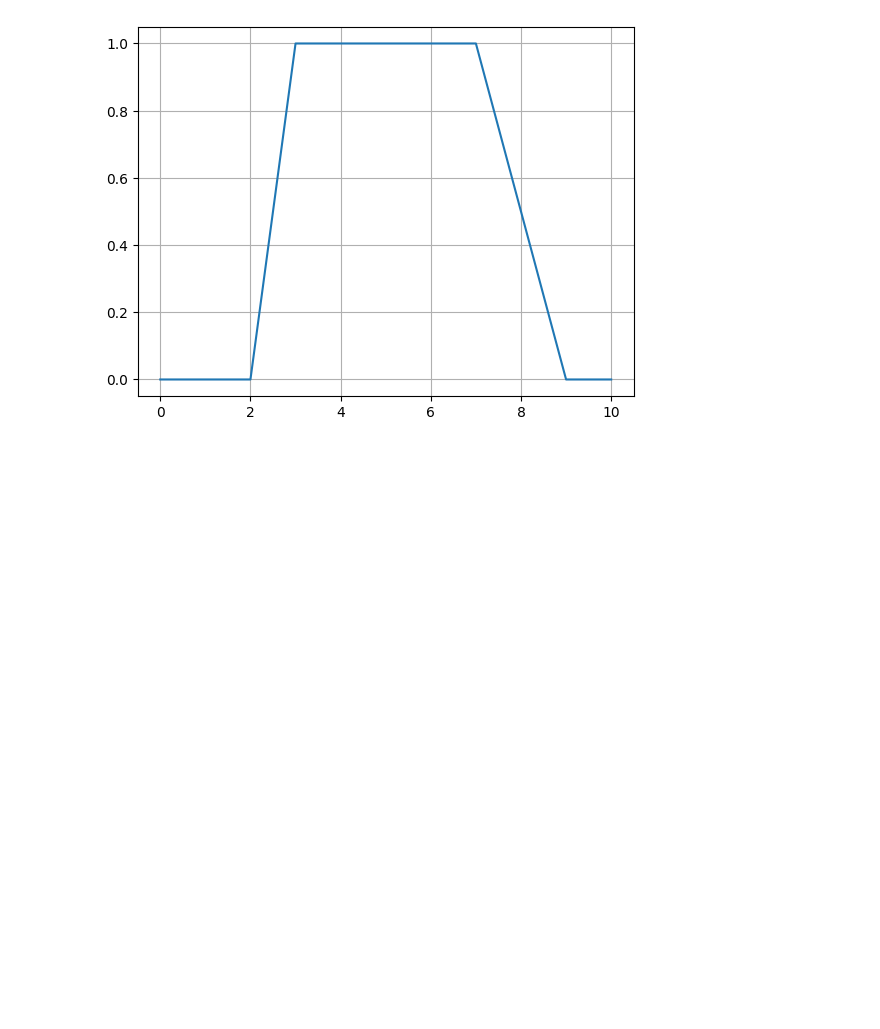
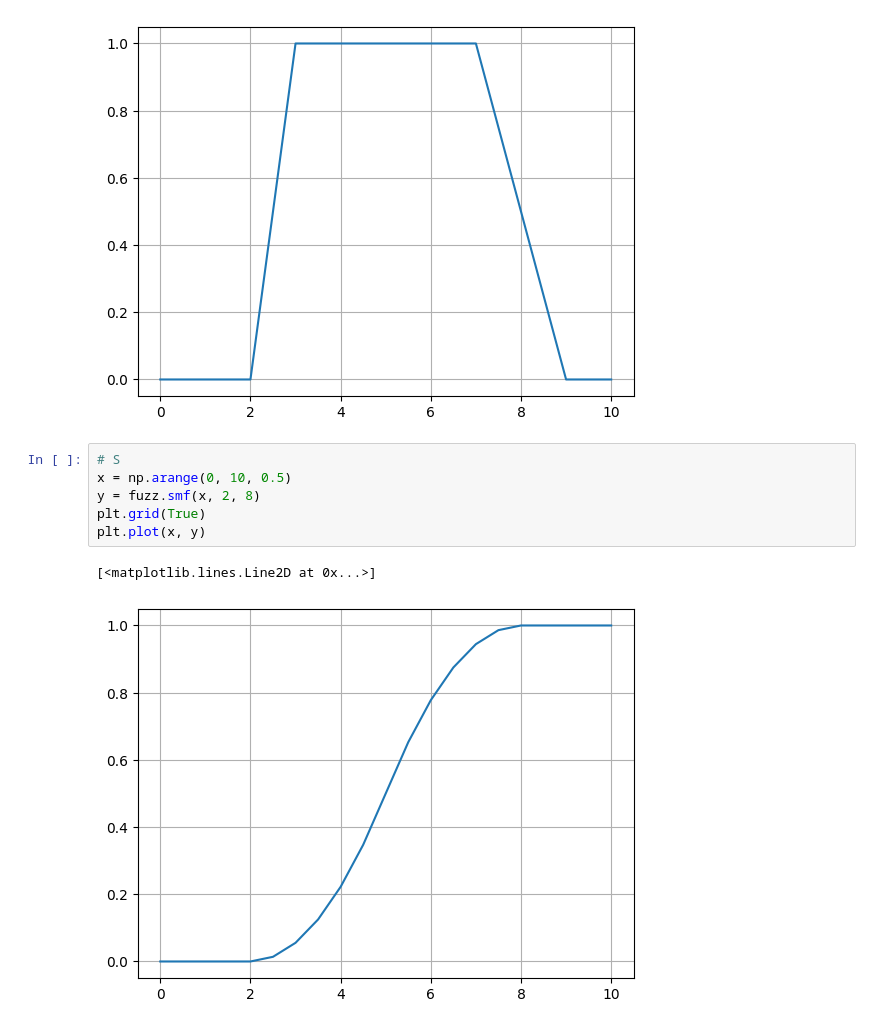
Before and after one commit to oridotexe/neural-networks, a Jupyter notebook: tema_1.ipynb, the cells around one changed output. Cells and saved outputs as stored; diff of their text form; blank space fills up the shorter version.

```diff
--- a/tema_1.ipynb
+++ b/tema_1.ipynb
@@ -22,3 +22,12 @@ plt.plot(x, y)
 # %% [output]
 [<matplotlib.lines.Line2D at 0x...>]
 [figure]
+# %%
+# S
+x = np.arange(0, 10, 0.5)
+y = fuzz.smf(x, 2, 8)
+plt.grid(True)
+plt.plot(x, y)
+# %% [output]
+[<matplotlib.lines.Line2D at 0x...>]
+[figure, added]
```
Also changed, not shown: parts of 4 cells of this notebook, 7 other files.
